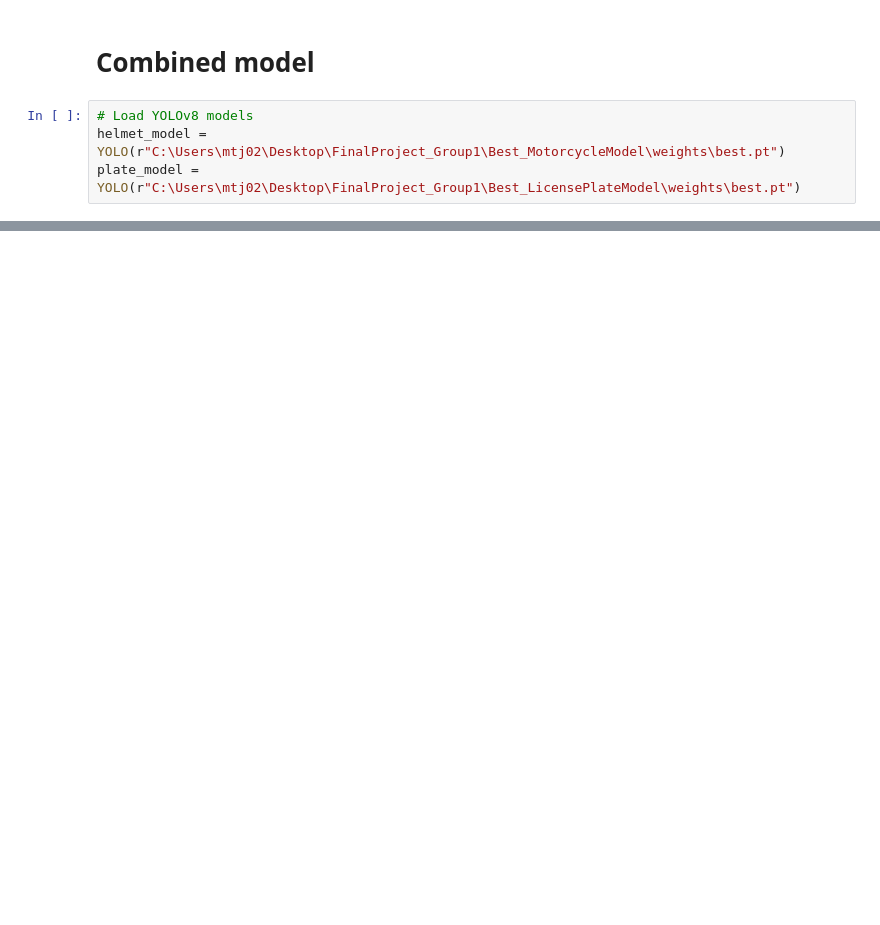
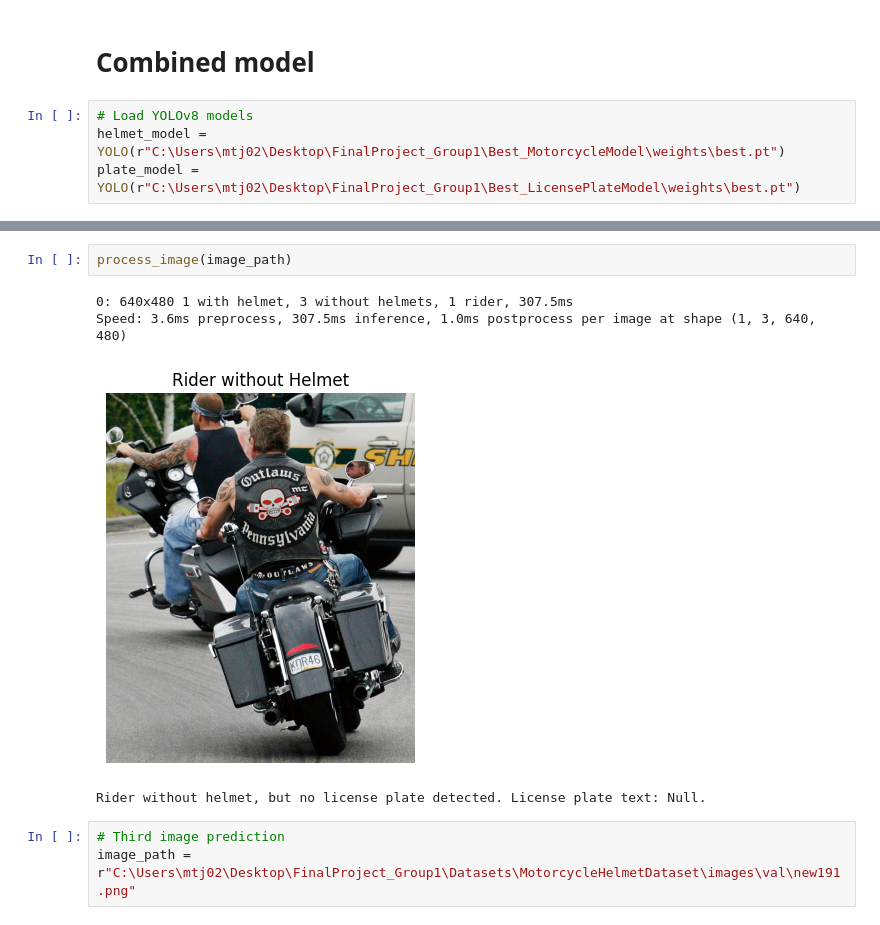
Before and after one commit to MichaelTj02/FinalProject_Group1, a Jupyter notebook: CombinedModel.ipynb, the cells around one changed output, grey strips where cells are left out. Saved outputs shown, nothing was run; the diff lists cells and outputs as text; blank space fills up the shorter version.

```diff
--- a/CombinedModel.ipynb
+++ b/CombinedModel.ipynb
@@ -98,0 +116,10 @@ Rider without helmet. License plate text: T09ML0786
+# %%
+process_image(image_path)
+# %% [output]
+0: 640x480 1 with helmet, 3 without helmets, 1 rider, 307.5ms
+Speed: 3.6ms preprocess, 307.5ms inference, 1.0ms postprocess per image at shape (1, 3, 640, 480)
+[figure, added]
+Rider without helmet, but no license plate detected. License plate text: Null.
+# %%
+# Third image prediction
+image_path = r"C:\Users\mtj02\Desktop\FinalProject_Group1\Datasets\MotorcycleHelmetDataset\images\val\new191.png"
```
Also changed, not shown: parts of 13 cells of this notebook.
